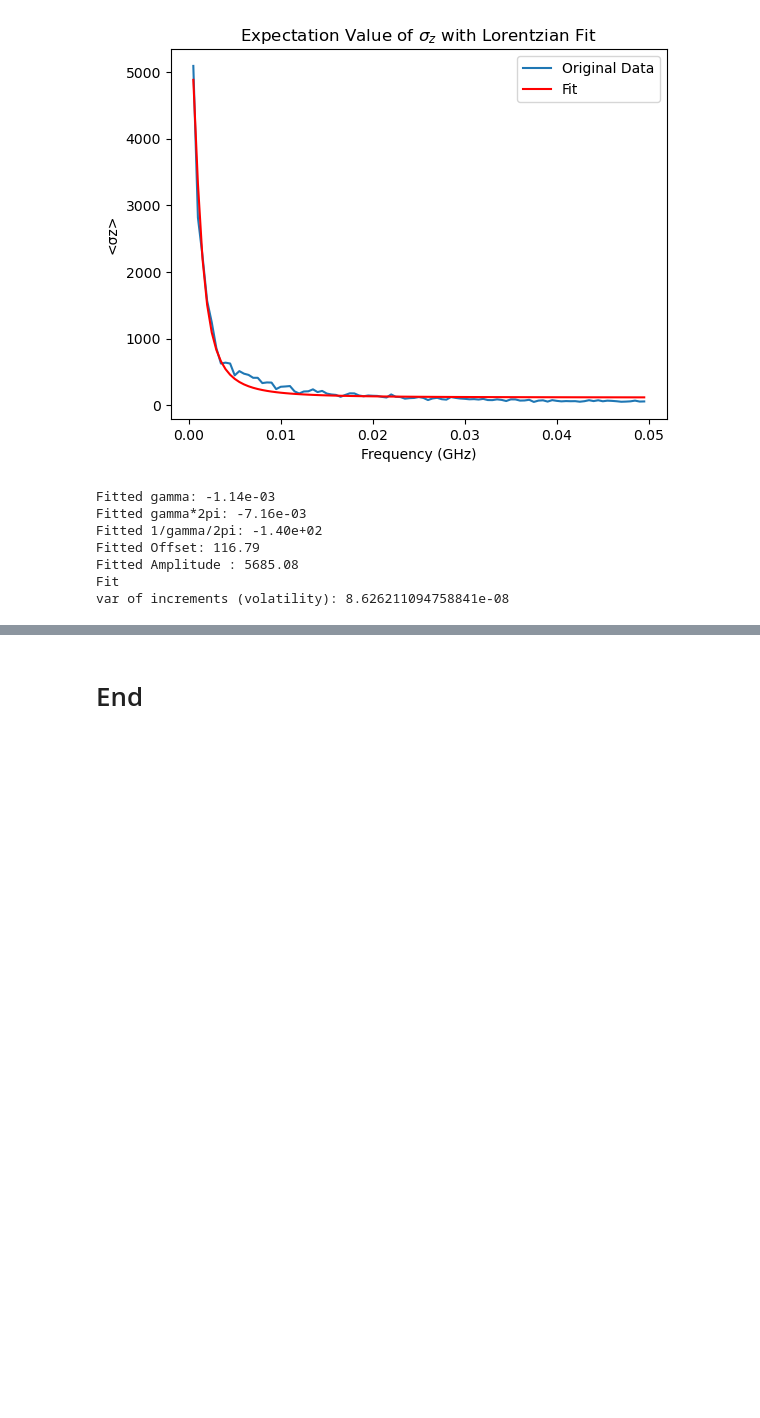
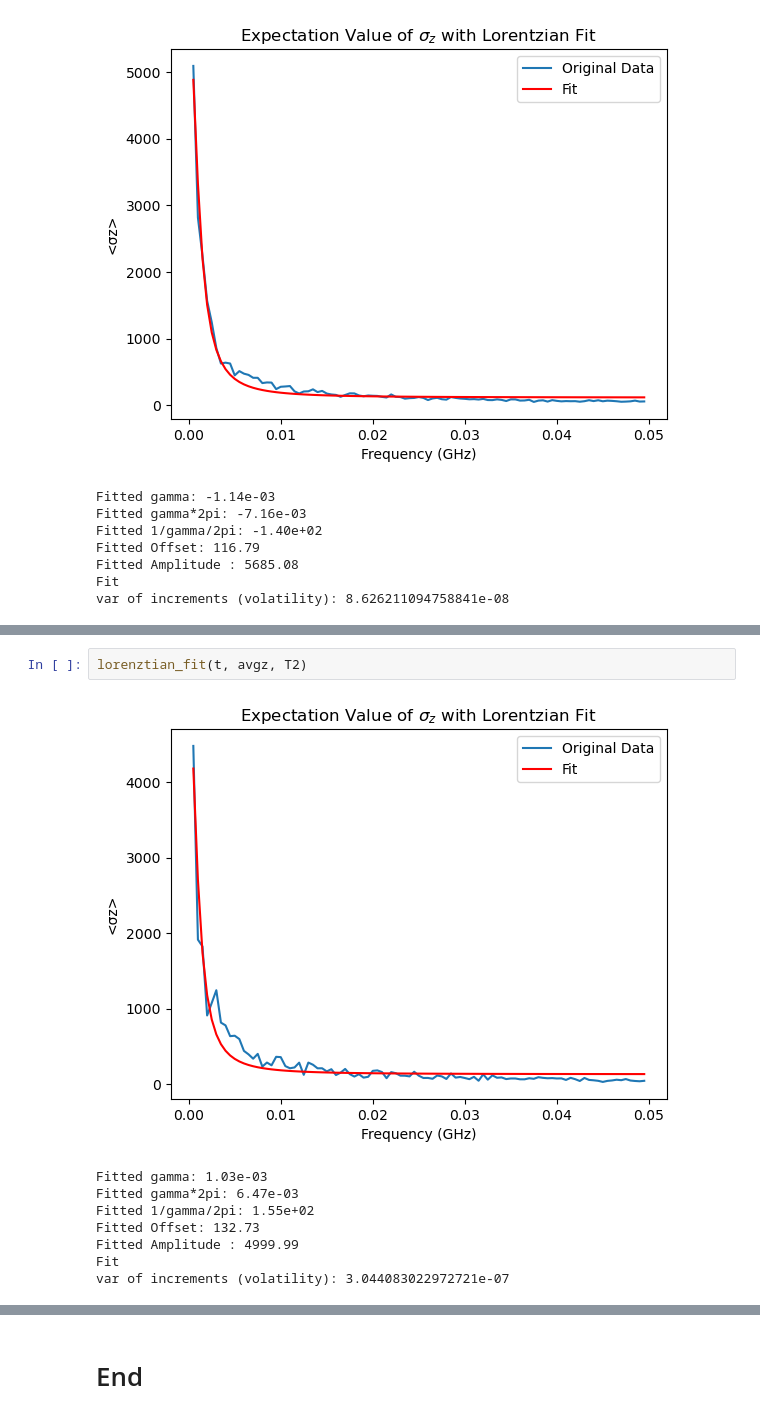
Before and after one commit to Danielgb23/superconducting_qubit_3, a Jupyter notebook: lorentzian_white_noise.ipynb, the cells around one changed output, grey strips where cells are left out. Saved outputs shown, nothing was run; the diff lists cells and outputs as text; blank space fills up the shorter version.

```diff
--- a/lorentzian_white_noise.ipynb
+++ b/lorentzian_white_noise.ipynb
@@ -615,0 +655,11 @@ var of increments (volatility): 8.626211094758841e-08
+# %%
+lorenztian_fit(t, avgz, T2)
+# %% [output]
+[figure, added]
+Fitted gamma: 1.03e-03
+Fitted gamma*2pi: 6.47e-03
+Fitted 1/gamma/2pi: 1.55e+02
+Fitted Offset: 132.73
+Fitted Amplitude : 4999.99
+Fit
+var of increments (volatility): 3.044083022972721e-07
```
Also changed, not shown: parts of 19 cells of this notebook.
